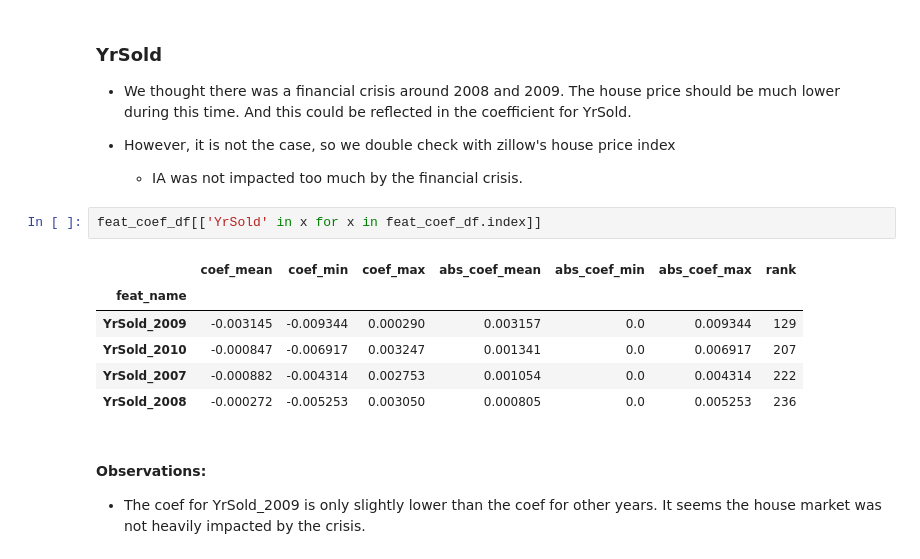
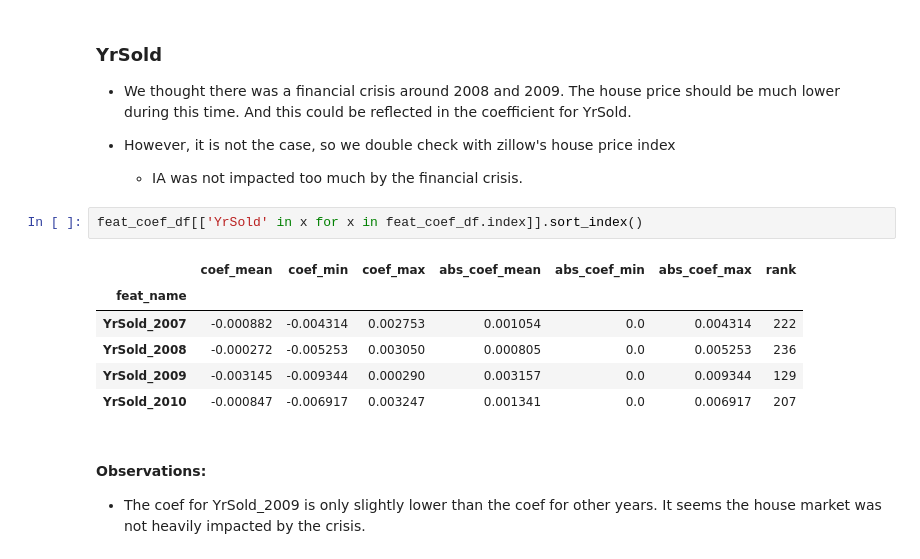
Before and after one commit to dehuihou/ames_house_price, a Jupyter notebook: sta208_final_project_lasso.ipynb, the cells around one changed output. Drawn from its saved outputs; the diff is of its cells as text.

```diff
--- a/sta208_final_project_lasso.ipynb
+++ b/sta208_final_project_lasso.ipynb
@@ -254,14 +254,14 @@ feat_coef_df.head(30)
 
     * IA was not impacted too much by the financial crisis.
 # %%
-feat_coef_df[['YrSold' in x for x in feat_coef_df.index]]
+feat_coef_df[['YrSold' in x for x in feat_coef_df.index]].sort_index()
 # %% [output]
 |  | coef_mean | coef_min | coef_max | abs_coef_mean | abs_coef_min | abs_coef_max | rank |
 | feat_name |  |  |  |  |  |  |  |
+| YrSold_2007 | -0.000882 | -0.004314 | 0.002753 | 0.001054 | 0.0 | 0.004314 | 222 |
+| YrSold_2008 | -0.000272 | -0.005253 | 0.003050 | 0.000805 | 0.0 | 0.005253 | 236 |
 | YrSold_2009 | -0.003145 | -0.009344 | 0.000290 | 0.003157 | 0.0 | 0.009344 | 129 |
 | YrSold_2010 | -0.000847 | -0.006917 | 0.003247 | 0.001341 | 0.0 | 0.006917 | 207 |
-| YrSold_2007 | -0.000882 | -0.004314 | 0.002753 | 0.001054 | 0.0 | 0.004314 | 222 |
-| YrSold_2008 | -0.000272 | -0.005253 | 0.003050 | 0.000805 | 0.0 | 0.005253 | 236 |
 # %% [markdown]
 #### Observations:
 
```
